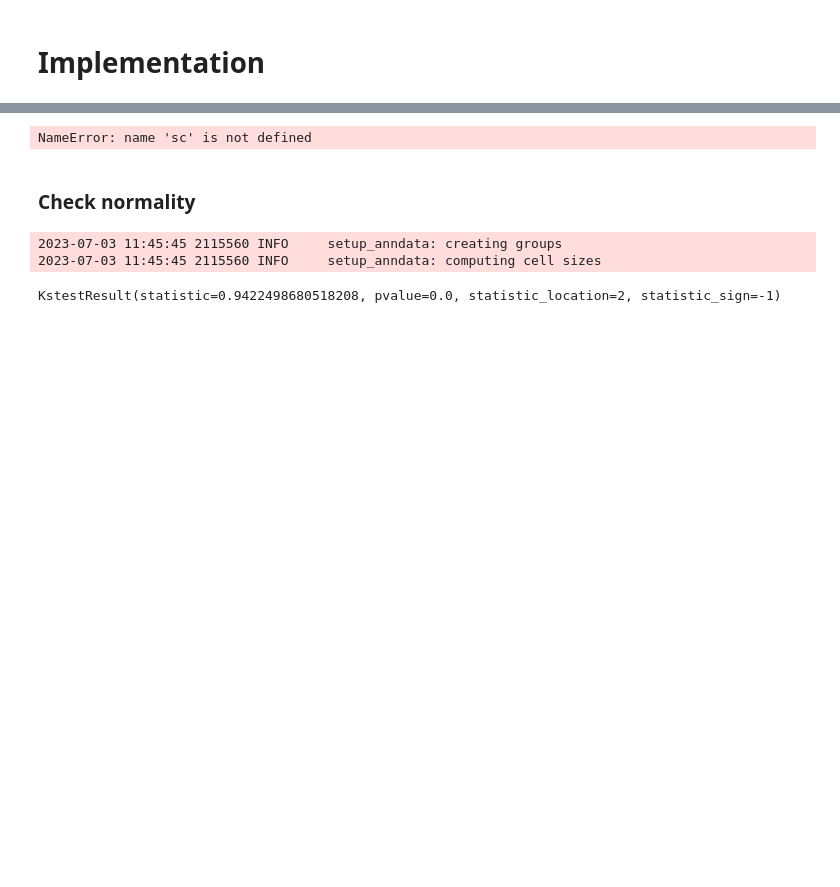
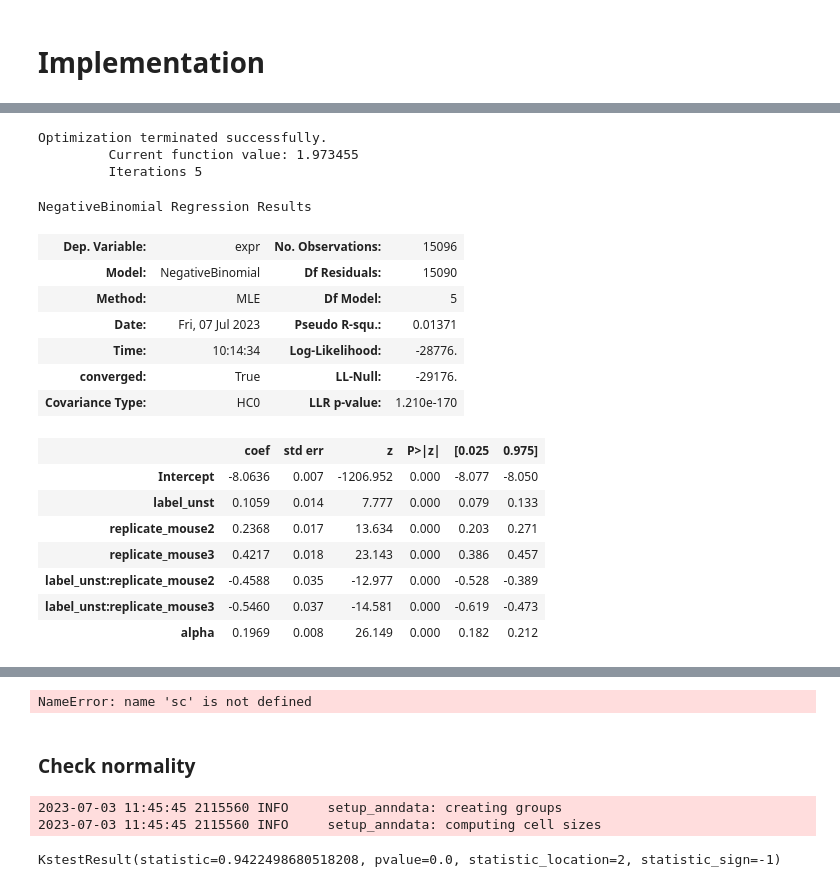
Before and after one commit to mincheoly/memento, a Jupyter notebook: examples/implementation.ipynb, the cells around one changed output, grey strips where cells are left out. Drawn from its saved outputs; the diff is of its cells as text; code cells hidden in the pictures; blank space fills up the shorter version.

Commit message:
trying some custom covariances

```diff
--- a/examples/implementation.ipynb
+++ b/examples/implementation.ipynb
@@ -33,0 +83,25 @@ data_path = '/data_volume/memento/'
+# %%
+poi_fit = smf.poisson('expr ~ label_unst + replicate_mouse2 + replicate_mouse3 + label_unst:replicate_mouse2 + label_unst:replicate_mouse3', data=data, offset=data['offset']).fit(cov_type='HC0')
+# %% [output]
+Optimization terminated successfully.
+         Current function value: 1.973455
+         Iterations 5
+# %%
+fit.summary()
+# %% [output]
+NegativeBinomial Regression Results
+| Dep. Variable: | expr | No. Observations: | 15096 |
+| Model: | NegativeBinomial | Df Residuals: | 15090 |
+| Method: | MLE | Df Model: | 5 |
+| Date: | Fri, 07 Jul 2023 | Pseudo R-squ.: | 0.01371 |
+| Time: | 10:14:34 | Log-Likelihood: | -28776. |
+| converged: | True | LL-Null: | -29176. |
+| Covariance Type: | HC0 | LLR p-value: | 1.210e-170 |
+|  | coef | std err | z | P>|z| | [0.025 | 0.975] |
+| Intercept | -8.0636 | 0.007 | -1206.952 | 0.000 | -8.077 | -8.050 |
+| label_unst | 0.1059 | 0.014 | 7.777 | 0.000 | 0.079 | 0.133 |
+| replicate_mouse2 | 0.2368 | 0.017 | 13.634 | 0.000 | 0.203 | 0.271 |
+| replicate_mouse3 | 0.4217 | 0.018 | 23.143 | 0.000 | 0.386 | 0.457 |
+| label_unst:replicate_mouse2 | -0.4588 | 0.035 | -12.977 | 0.000 | -0.528 | -0.389 |
+| label_unst:replicate_mouse3 | -0.5460 | 0.037 | -14.581 | 0.000 | -0.619 | -0.473 |
+| alpha | 0.1969 | 0.008 | 26.149 | 0.000 | 0.182 | 0.212 |
```
Also changed, not shown: parts of 19 cells of this notebook, 1 other file.
